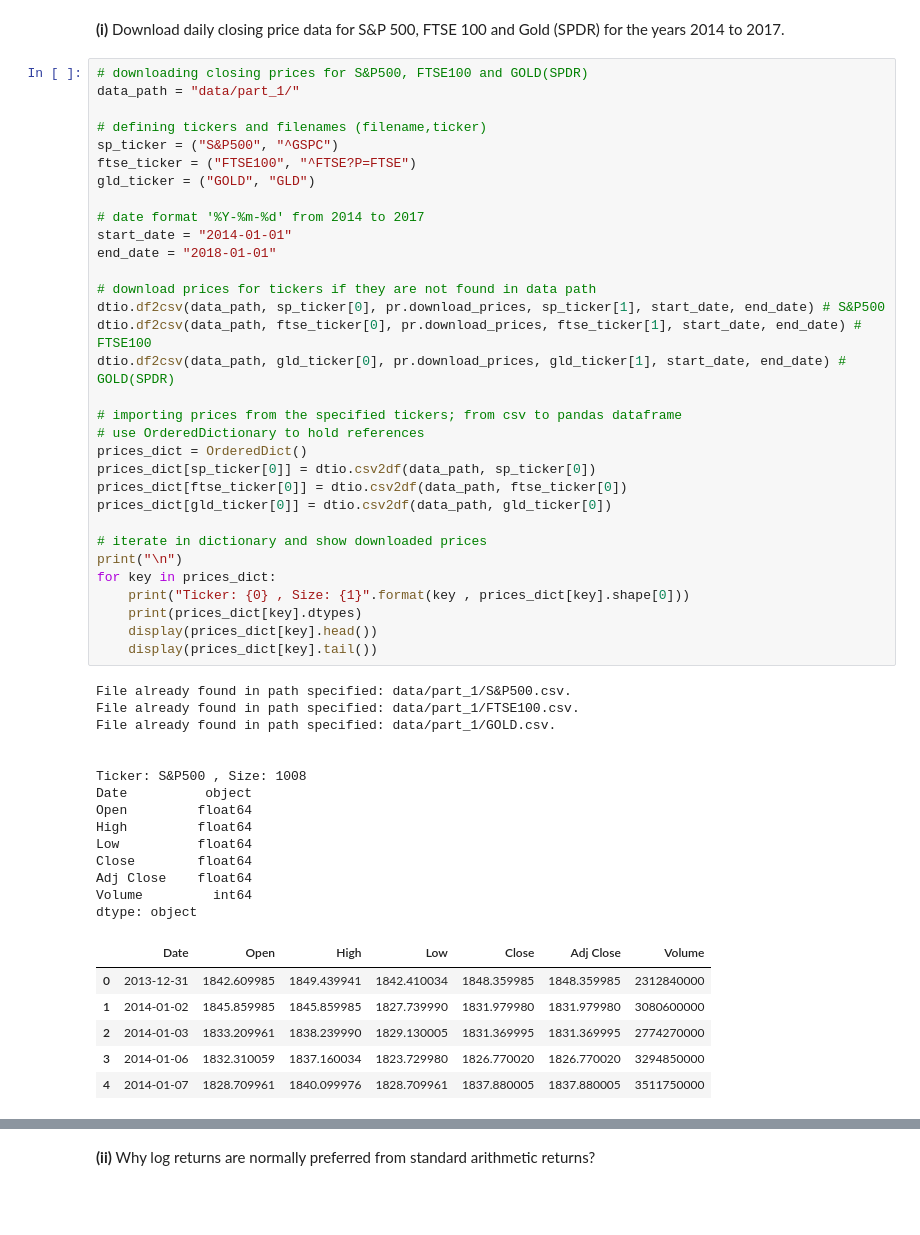
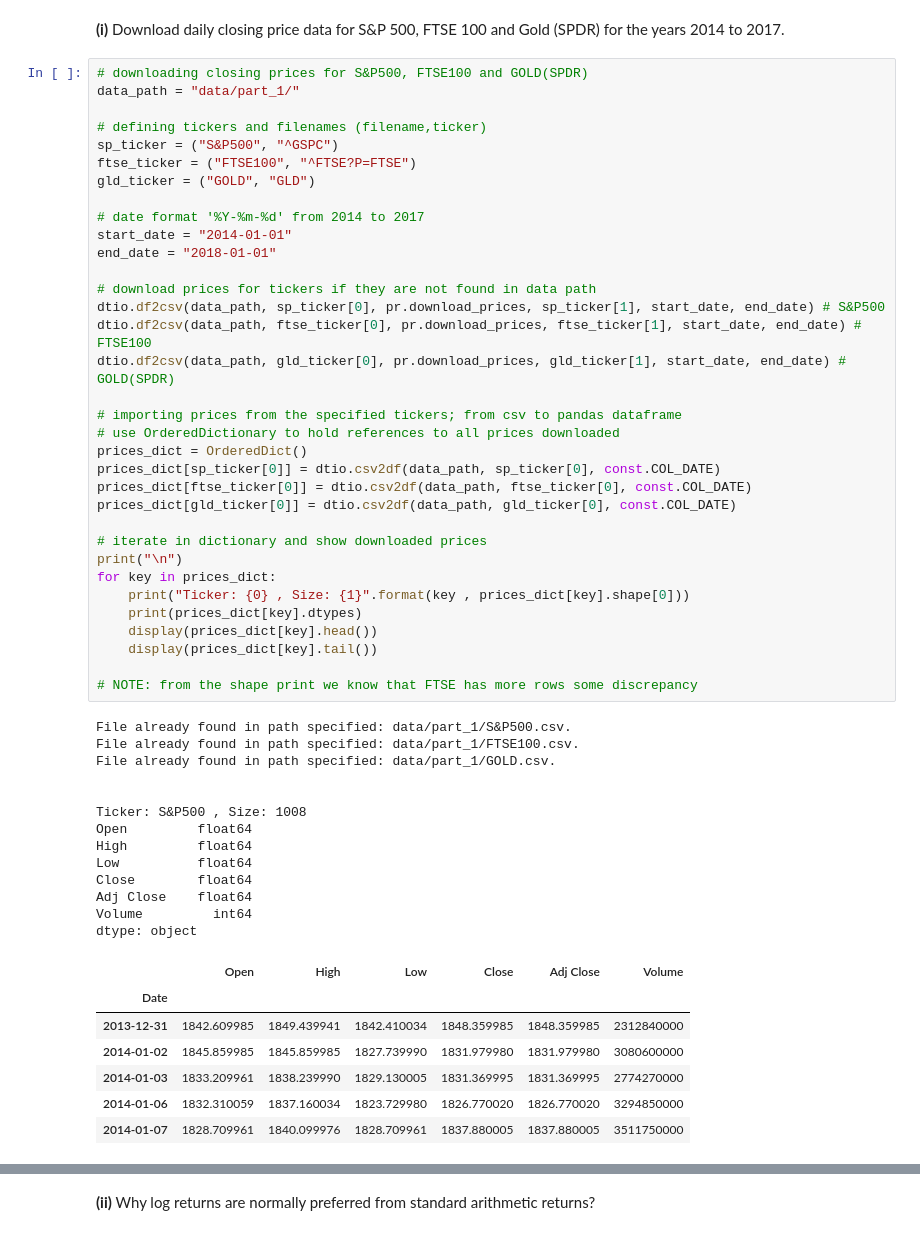
Before and after one commit to achmand/ari5122_assignment, a Jupyter notebook: src/fintech_part_1.ipynb, the cells around one changed output, grey strips where cells are left out. Cells and saved outputs as stored; diff of their text form; blank space fills up the shorter version.

```diff
--- a/src/fintech_part_1.ipynb
+++ b/src/fintech_part_1.ipynb
@@ -42,41 +43,43 @@ end_date = "2018-01-01"
 
 # download prices for tickers if they are not found in data path
 dtio.df2csv(data_path, sp_ticker[0], pr.download_prices, sp_ticker[1], start_date, end_date) # S&P500
 dtio.df2csv(data_path, ftse_ticker[0], pr.download_prices, ftse_ticker[1], start_date, end_date) # FTSE100
 dtio.df2csv(data_path, gld_ticker[0], pr.download_prices, gld_ticker[1], start_date, end_date) # GOLD(SPDR)
 
 # importing prices from the specified tickers; from csv to pandas dataframe
-# use OrderedDictionary to hold references
+# use OrderedDictionary to hold references to all prices downloaded
 prices_dict = OrderedDict()
-prices_dict[sp_ticker[0]] = dtio.csv2df(data_path, sp_ticker[0])
-prices_dict[ftse_ticker[0]] = dtio.csv2df(data_path, ftse_ticker[0])
-prices_dict[gld_ticker[0]] = dtio.csv2df(data_path, gld_ticker[0])
+prices_dict[sp_ticker[0]] = dtio.csv2df(data_path, sp_ticker[0], const.COL_DATE)
+prices_dict[ftse_ticker[0]] = dtio.csv2df(data_path, ftse_ticker[0], const.COL_DATE)
+prices_dict[gld_ticker[0]] = dtio.csv2df(data_path, gld_ticker[0], const.COL_DATE)
 
 # iterate in dictionary and show downloaded prices
 print("\n")
 for key in prices_dict:
     print("Ticker: {0} , Size: {1}".format(key , prices_dict[key].shape[0]))
     print(prices_dict[key].dtypes)
     display(prices_dict[key].head())
     display(prices_dict[key].tail())
+
+# NOTE: from the shape print we know that FTSE has more rows some discrepancy
 # %% [output]
 File already found in path specified: data/part_1/S&P500.csv.
 File already found in path specified: data/part_1/FTSE100.csv.
 File already found in path specified: data/part_1/GOLD.csv.
 
 
 Ticker: S&P500 , Size: 1008
-Date          object
 Open         float64
 High         float64
 Low          float64
 Close        float64
 Adj Close    float64
 Volume         int64
 dtype: object
-|  | Date | Open | High | Low | Close | Adj Close | Volume |
-| 0 | 2013-12-31 | 1842.609985 | 1849.439941 | 1842.410034 | 1848.359985 | 1848.359985 | 2312840000 |
-| 1 | 2014-01-02 | 1845.859985 | 1845.859985 | 1827.739990 | 1831.979980 | 1831.979980 | 3080600000 |
-| 2 | 2014-01-03 | 1833.209961 | 1838.239990 | 1829.130005 | 1831.369995 | 1831.369995 | 2774270000 |
-| 3 | 2014-01-06 | 1832.310059 | 1837.160034 | 1823.729980 | 1826.770020 | 1826.770020 | 3294850000 |
-| 4 | 2014-01-07 | 1828.709961 | 1840.099976 | 1828.709961 | 1837.880005 | 1837.880005 | 3511750000 |
+|  | Open | High | Low | Close | Adj Close | Volume |
+| Date |  |  |  |  |  |  |
+| 2013-12-31 | 1842.609985 | 1849.439941 | 1842.410034 | 1848.359985 | 1848.359985 | 2312840000 |
+| 2014-01-02 | 1845.859985 | 1845.859985 | 1827.739990 | 1831.979980 | 1831.979980 | 3080600000 |
+| 2014-01-03 | 1833.209961 | 1838.239990 | 1829.130005 | 1831.369995 | 1831.369995 | 2774270000 |
+| 2014-01-06 | 1832.310059 | 1837.160034 | 1823.729980 | 1826.770020 | 1826.770020 | 3294850000 |
+| 2014-01-07 | 1828.709961 | 1840.099976 | 1828.709961 | 1837.880005 | 1837.880005 | 3511750000 |
```
Also changed, not shown: parts of 9 cells of this notebook, 7 other files.
